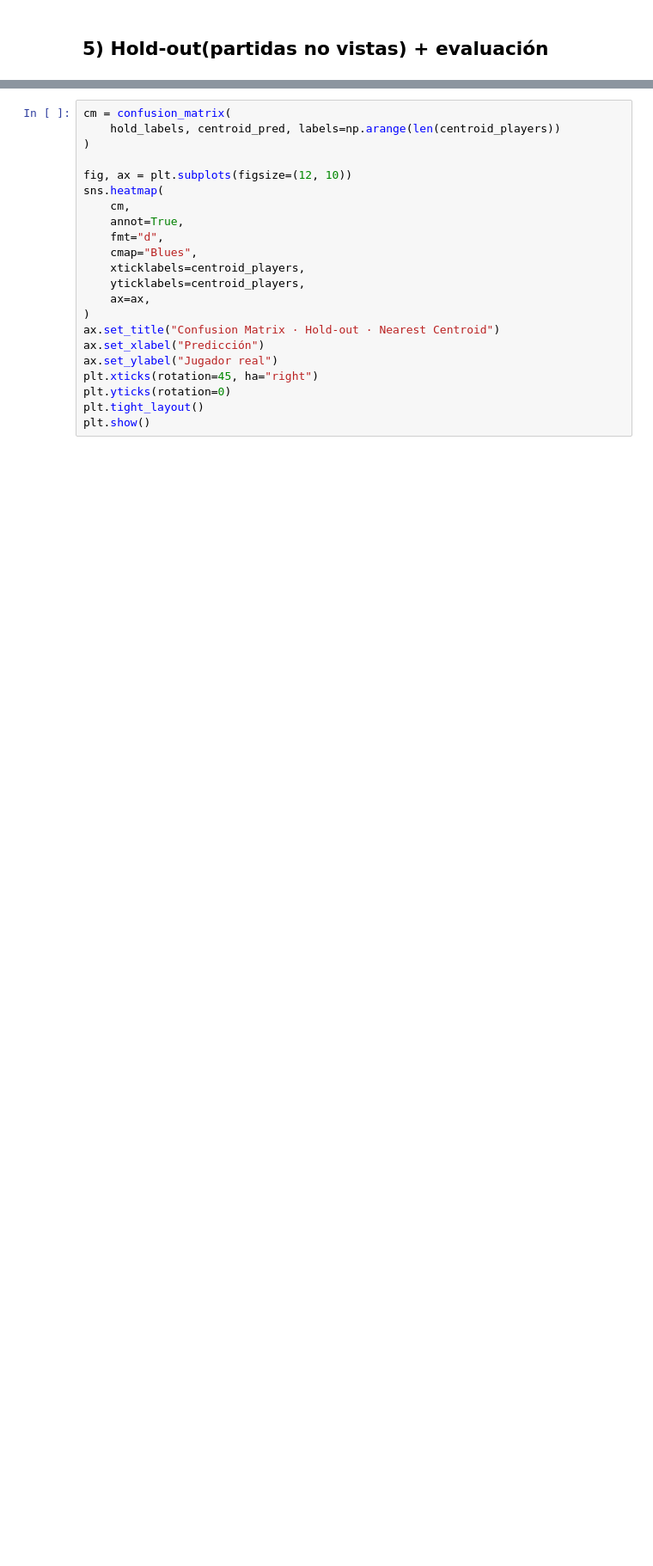
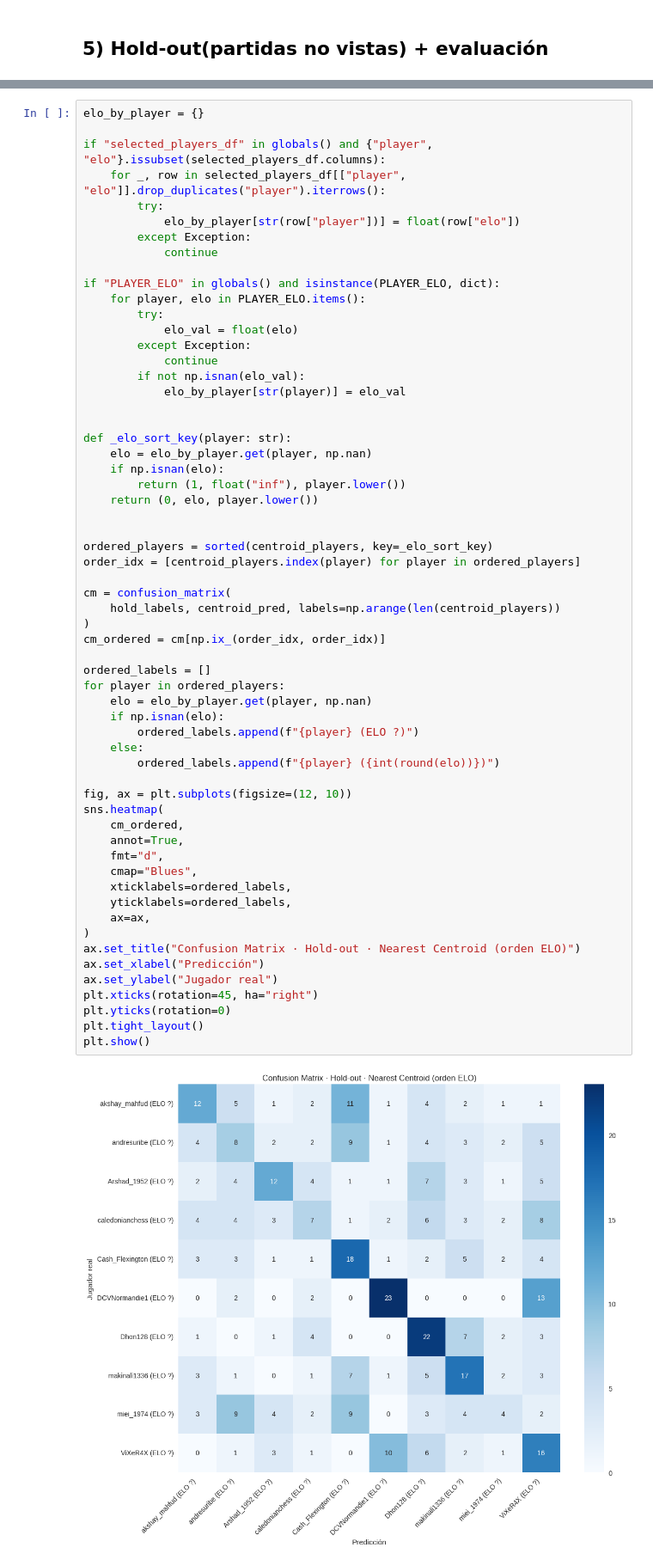
Before and after one commit to andrewyernau/tfe_chess_stylometry, a Jupyter notebook: labs/notebooks/110_chess_siamese.ipynb, the cells around one changed output, grey strips where cells are left out. Shown at 86% size. Cells and saved outputs as stored; diff of their text form; blank space fills up the shorter version.

```diff
--- a/labs/notebooks/110_chess_siamese.ipynb
+++ b/labs/notebooks/110_chess_siamese.ipynb
@@ -1642,25 +2506,65 @@ print(f"kNN accuracy (k={knn_k}): {knn_acc:.2%}")
 # %%
+elo_by_player = {}
+
+if "selected_players_df" in globals() and {"player", "elo"}.issubset(selected_players_df.columns):
+    for _, row in selected_players_df[["player", "elo"]].drop_duplicates("player").iterrows():
+        try:
+            elo_by_player[str(row["player"])] = float(row["elo"])
+        except Exception:
+            continue
+
+if "PLAYER_ELO" in globals() and isinstance(PLAYER_ELO, dict):
+    for player, elo in PLAYER_ELO.items():
+        try:
+            elo_val = float(elo)
+        except Exception:
+            continue
+        if not np.isnan(elo_val):
+            elo_by_player[str(player)] = elo_val
+
+
+def _elo_sort_key(player: str):
+    elo = elo_by_player.get(player, np.nan)
+    if np.isnan(elo):
+        return (1, float("inf"), player.lower())
+    return (0, elo, player.lower())
+
+
+ordered_players = sorted(centroid_players, key=_elo_sort_key)
+order_idx = [centroid_players.index(player) for player in ordered_players]
+
 cm = confusion_matrix(
     hold_labels, centroid_pred, labels=np.arange(len(centroid_players))
 )
+cm_ordered = cm[np.ix_(order_idx, order_idx)]
+
+ordered_labels = []
+for player in ordered_players:
+    elo = elo_by_player.get(player, np.nan)
+    if np.isnan(elo):
+        ordered_labels.append(f"{player} (ELO ?)")
+    else:
+        ordered_labels.append(f"{player} ({int(round(elo))})")
 
 fig, ax = plt.subplots(figsize=(12, 10))
 sns.heatmap(
-    cm,
+    cm_ordered,
     annot=True,
     fmt="d",
     cmap="Blues",
-    xticklabels=centroid_players,
-    yticklabels=centroid_players,
+    xticklabels=ordered_labels,
+    yticklabels=ordered_labels,
     ax=ax,
 )
-ax.set_title("Confusion Matrix · Hold-out · Nearest Centroid")
+ax.set_title("Confusion Matrix · Hold-out · Nearest Centroid (orden ELO)")
 ax.set_xlabel("Predicción")
 ax.set_ylabel("Jugador real")
 plt.xticks(rotation=45, ha="right")
 plt.yticks(rotation=0)
 plt.tight_layout()
 plt.show()
+# %% [output]
+[figure, added]
 # %%
 own_dist = centroid_dists[np.arange(len(hold_labels)), hold_labels]
 mask_other = np.ones_like(centroid_dists, dtype=bool)
```
Also changed, not shown: parts of 11 cells of this notebook, 15 other files.
